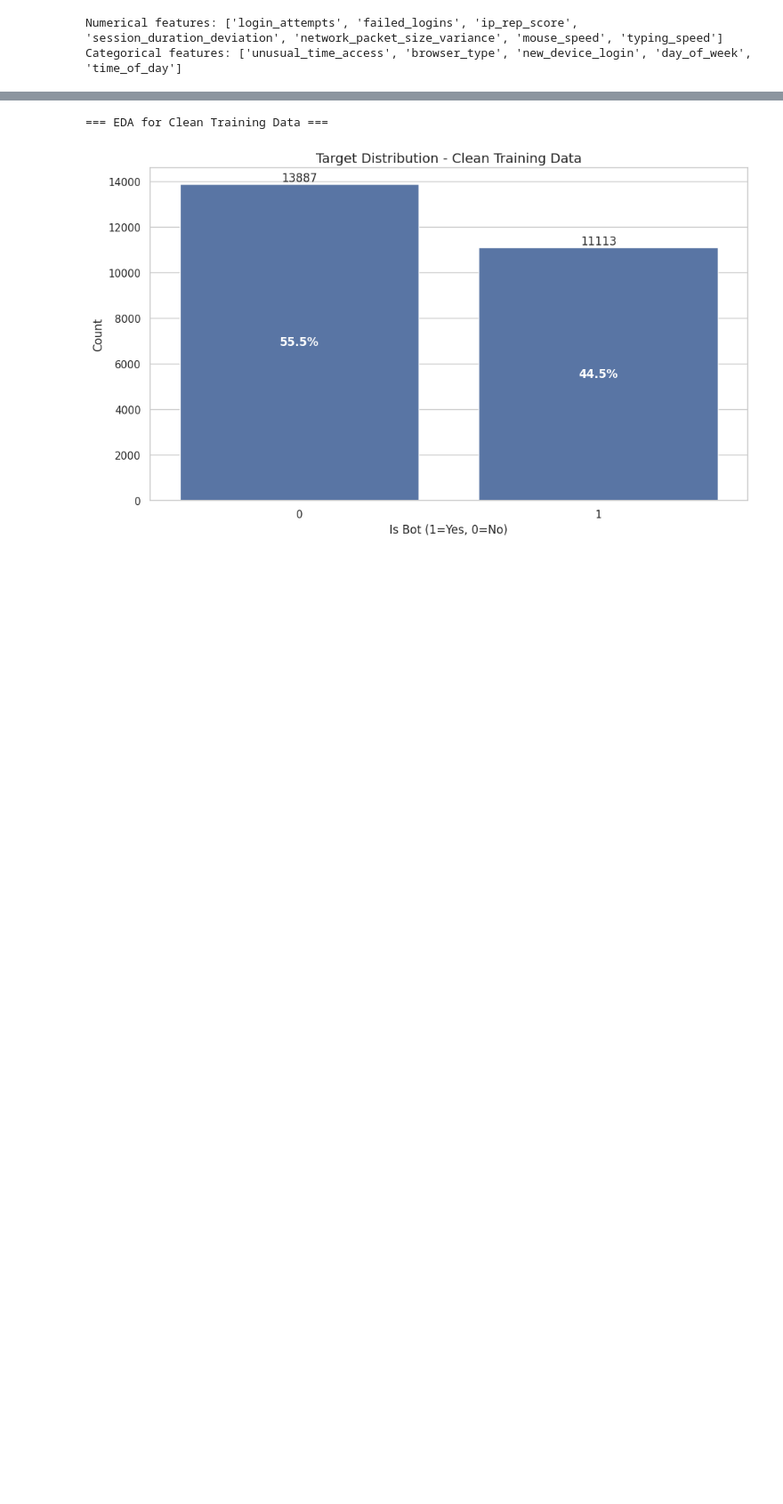
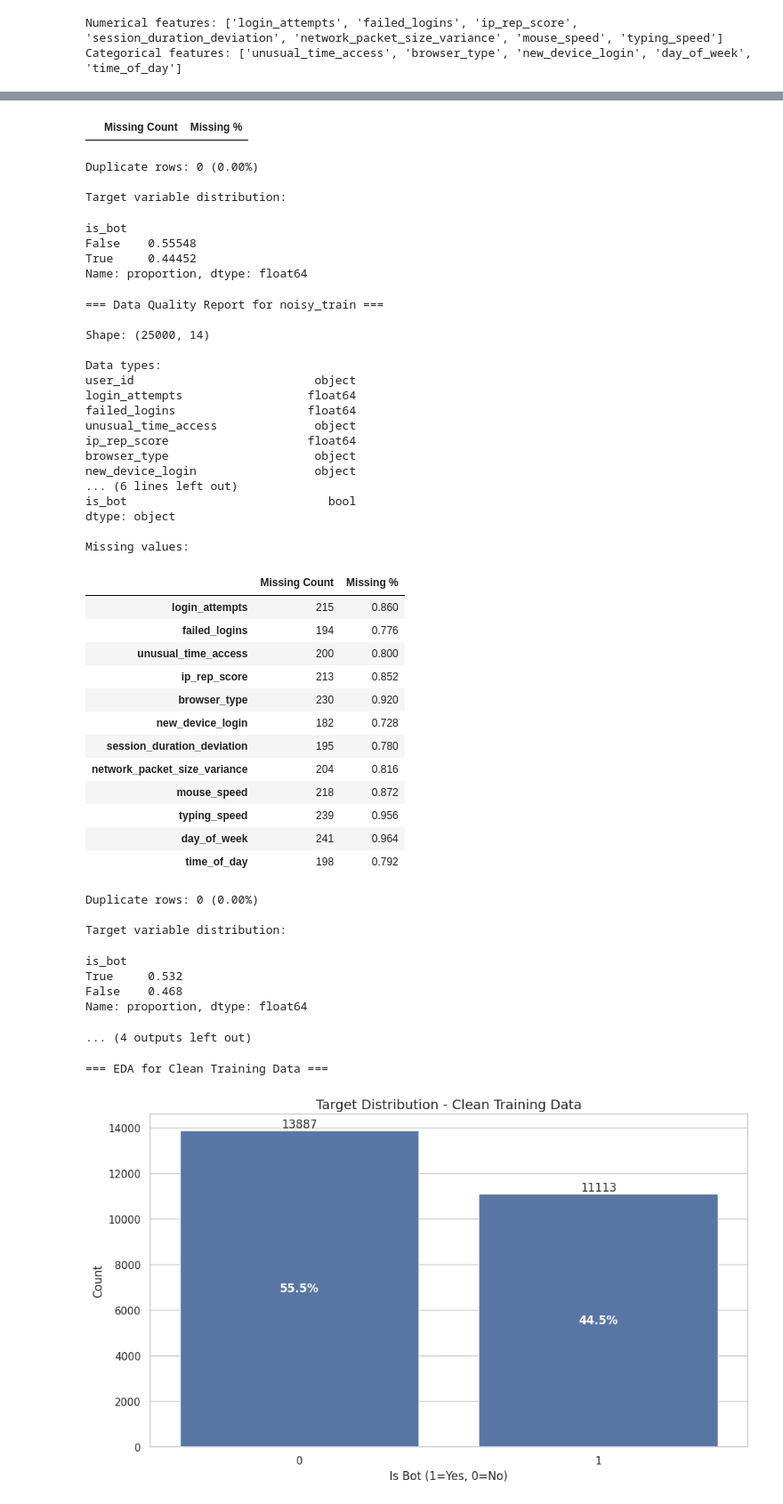
Before and after one commit to Men5ah/CAPSTONE, a Jupyter notebook: Training/training_new.ipynb, the cells around one changed output, grey strips where cells are left out. Shown at 89% size. Drawn from its saved outputs; the diff is of its cells as text; code cells hidden in the pictures; blank space fills up the shorter version.

```diff
--- a/Training/training_new.ipynb
+++ b/Training/training_new.ipynb
@@ -84,3 +84,37 @@ print("Categorical features:", cat_features)
 # %% [output]
 Numerical features: ['login_attempts', 'failed_logins', 'ip_rep_score', 'session_duration_deviation', 'network_packet_size_variance', 'mouse_speed', 'typing_speed']
 Categorical features: ['unusual_time_access', 'browser_type', 'new_device_login', 'day_of_week', 'time_of_day']
+# %%
+def assess_data_quality(df, name):
+    """Assess and display data quality metrics for a dataframe"""
+    print(f"\n=== Data Quality Report for {name} ===")
+
+    # Basic info
+    print(f"\nShape: {df.shape}")
+    print("\nData types:")
+    print(df.dtypes)
+
+    # Missing values
+    missing = df.isnull().sum()
+    missing_pct = (missing / len(df)) * 100
+    missing_report = pd.concat([missing, missing_pct], axis=1)
+    missing_report.columns = ['Missing Count', 'Missing %']
+    print("\nMissing values:")
+    display(missing_report[missing_report['Missing Count'] > 0])
+
+    # Duplicates
+    duplicates = df.duplicated().sum()
+    print(f"\nDuplicate rows: {duplicates} ({duplicates/len(df)*100:.2f}%)")
+
+    # Target distribution
+    if 'is_bot' in df.columns:
+        print("\nTarget variable distribution:")
+        display(df['is_bot'].value_counts(normalize=True))
+
+    return missing_report
+
+# Assess quality for all datasets
+missing_reports = {}
+for name, df in datasets.items():
+    missing_reports[name] = assess_data_quality(df, name)
+# %% [output]
@@ -87,3 +163,49 @@ Categorical features: ['unusual_time_access', 'browser_type', 'new_device_login'
+|  | Missing Count | Missing % |
+Duplicate rows: 0 (0.00%)
+
+Target variable distribution:
+is_bot
+False    0.55548
+True     0.44452
+Name: proportion, dtype: float64
+=== Data Quality Report for noisy_train ===
+
+Shape: (25000, 14)
+
+Data types:
+user_id                          object
+login_attempts                  float64
+failed_logins                   float64
+unusual_time_access              object
+ip_rep_score                    float64
+browser_type                     object
+new_device_login                 object
+... (6 lines left out)
+is_bot                             bool
+dtype: object
+
+Missing values:
+|  | Missing Count | Missing % |
+| login_attempts | 215 | 0.860 |
+| failed_logins | 194 | 0.776 |
+| unusual_time_access | 200 | 0.800 |
+| ip_rep_score | 213 | 0.852 |
+| browser_type | 230 | 0.920 |
+| new_device_login | 182 | 0.728 |
+| session_duration_deviation | 195 | 0.780 |
+| network_packet_size_variance | 204 | 0.816 |
+| mouse_speed | 218 | 0.872 |
+| typing_speed | 239 | 0.956 |
+| day_of_week | 241 | 0.964 |
+| time_of_day | 198 | 0.792 |
+Duplicate rows: 0 (0.00%)
+
+Target variable distribution:
+is_bot
+True     0.532
+False    0.468
+Name: proportion, dtype: float64
+... (4 outputs left out)
 # %%
 # Exploratory Data Analysis
 def perform_eda(df, name):
```
Also changed, not shown: parts of 3 cells of this notebook, 2 other files.
